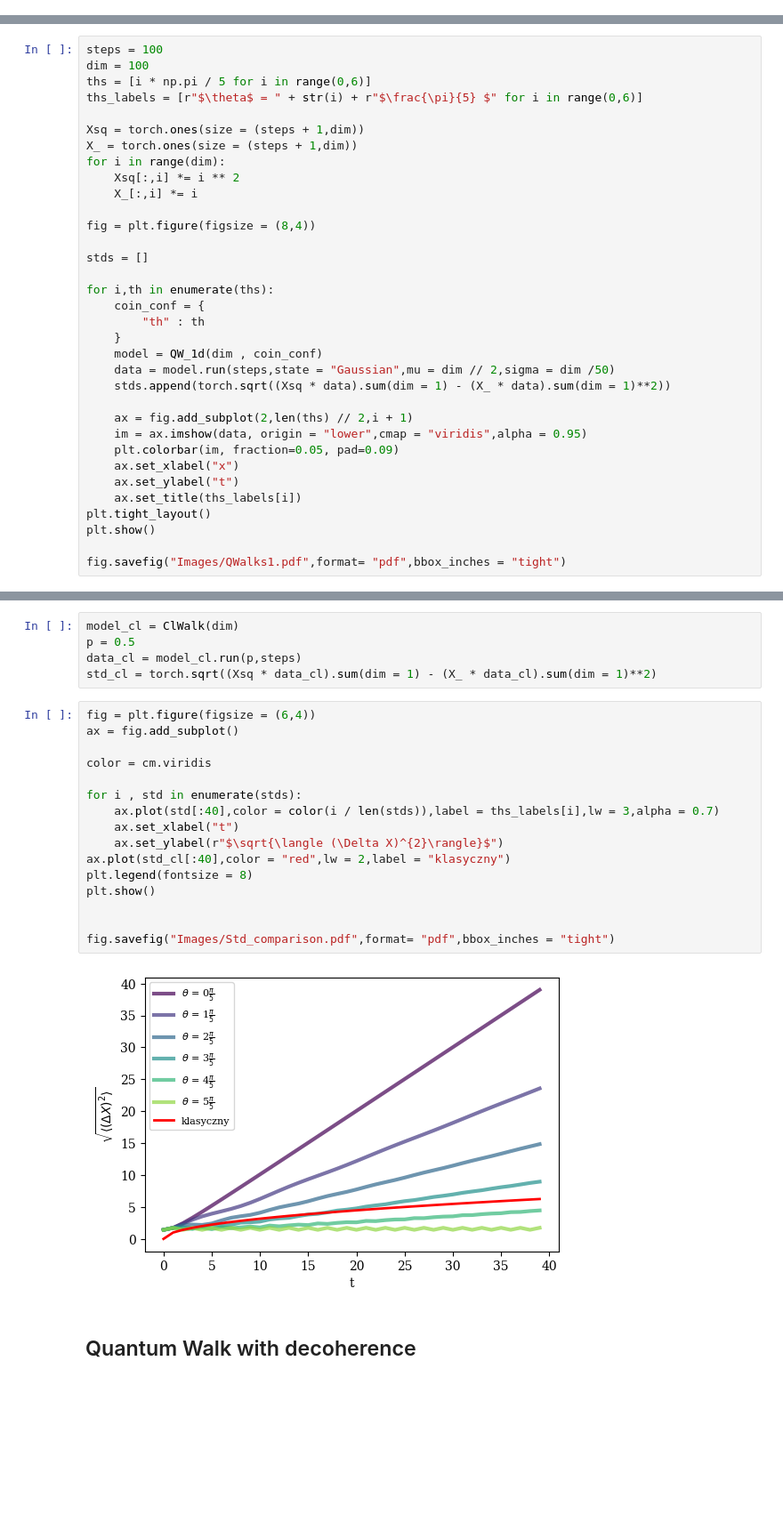
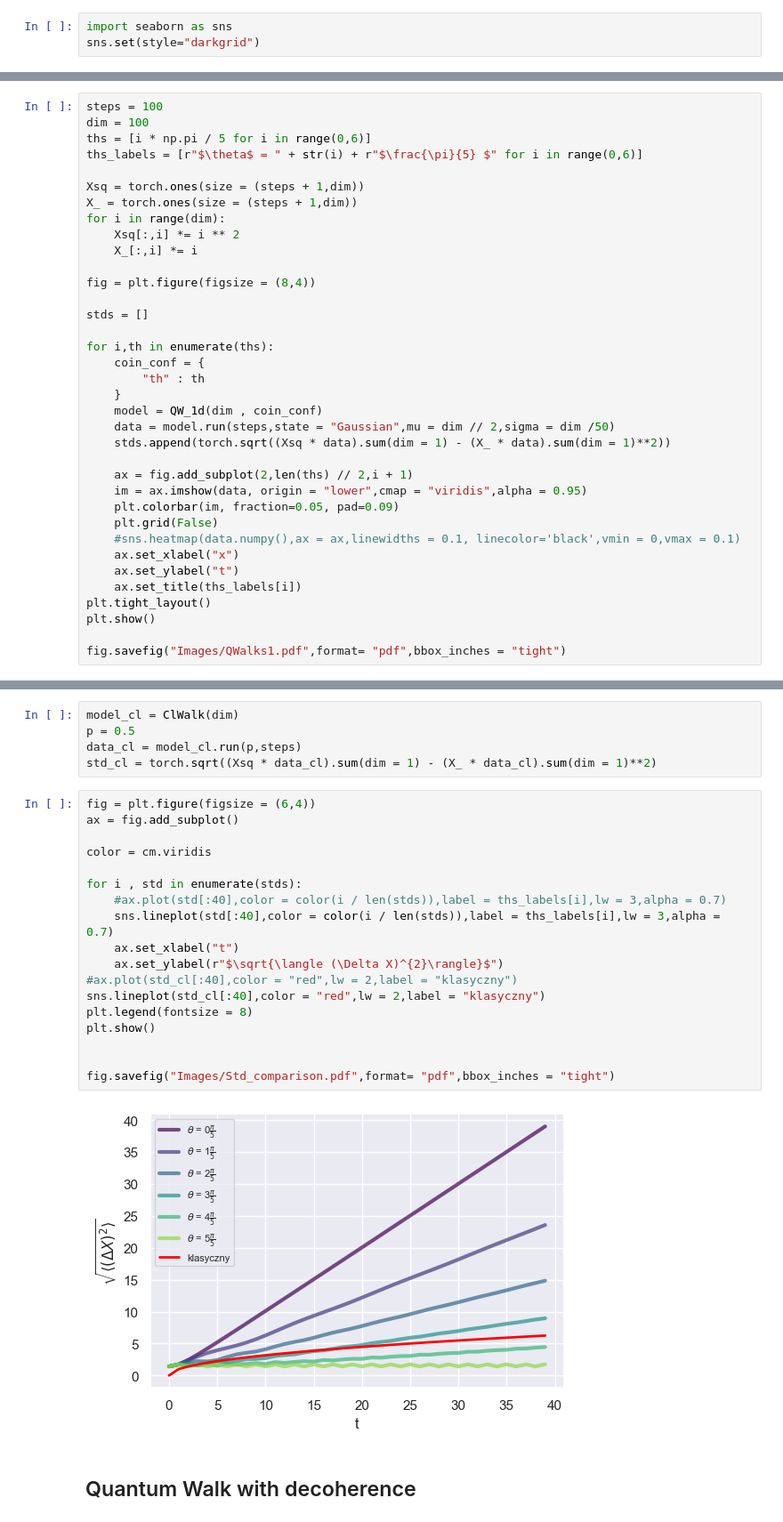
Before and after one commit to JedrekSt/M_thesis, a Jupyter notebook: Results/SimpleWalk.ipynb, the cells around one changed output, grey strips where cells are left out. Shown: that part at 89% size. Drawn from its saved outputs; the diff is of its cells as text; blank space fills up the shorter version.

```diff
--- a/Results/SimpleWalk.ipynb
+++ b/Results/SimpleWalk.ipynb
@@ -6,6 +6,9 @@ from QuantumWalkModule.OneDimensionQW import *
 from QuantumWalkModule.ClassicalWalk import *
 import matplotlib.pyplot as plt
 from matplotlib import cm
+# %%
+import seaborn as sns
+sns.set(style="darkgrid")
 # %%
 plt.rc('font', family='serif')
 # %% [markdown]
@@ -37,6 +40,8 @@ for i,th in enumerate(ths):
     ax = fig.add_subplot(2,len(ths) // 2,i + 1)
     im = ax.imshow(data, origin = "lower",cmap = "viridis",alpha = 0.95)
     plt.colorbar(im, fraction=0.05, pad=0.09)
+    plt.grid(False)
+    #sns.heatmap(data.numpy(),ax = ax,linewidths = 0.1, linecolor='black',vmin = 0,vmax = 0.1)
     ax.set_xlabel("x")
     ax.set_ylabel("t")
     ax.set_title(ths_labels[i])
@@ -54,21 +59,23 @@ std_cl = torch.sqrt((Xsq * data_cl).sum(dim = 1) - (X_ * data_cl).sum(dim = 1)**
 # %%
 fig = plt.figure(figsize = (6,4))
 ax = fig.add_subplot()
 
 color = cm.viridis
 
 for i , std in enumerate(stds):
-    ax.plot(std[:40],color = color(i / len(stds)),label = ths_labels[i],lw = 3,alpha = 0.7)
+    #ax.plot(std[:40],color = color(i / len(stds)),label = ths_labels[i],lw = 3,alpha = 0.7)
+    sns.lineplot(std[:40],color = color(i / len(stds)),label = ths_labels[i],lw = 3,alpha = 0.7)
     ax.set_xlabel("t")
     ax.set_ylabel(r"$\sqrt{\langle (\Delta X)^{2}\rangle}$")
-ax.plot(std_cl[:40],color = "red",lw = 2,label = "klasyczny")
+#ax.plot(std_cl[:40],color = "red",lw = 2,label = "klasyczny")
+sns.lineplot(std_cl[:40],color = "red",lw = 2,label = "klasyczny")
 plt.legend(fontsize = 8)
 plt.show()
 
 
 fig.savefig("Images/Std_comparison.pdf",format= "pdf",bbox_inches = "tight")
 # %% [output]
-[figure, old version]
+[figure, new version]
 # %% [markdown]
 <h2>Quantum Walk with decoherence</h2>
 # %%
```
Also changed, not shown: parts of 2 cells of this notebook, 3 other files.
